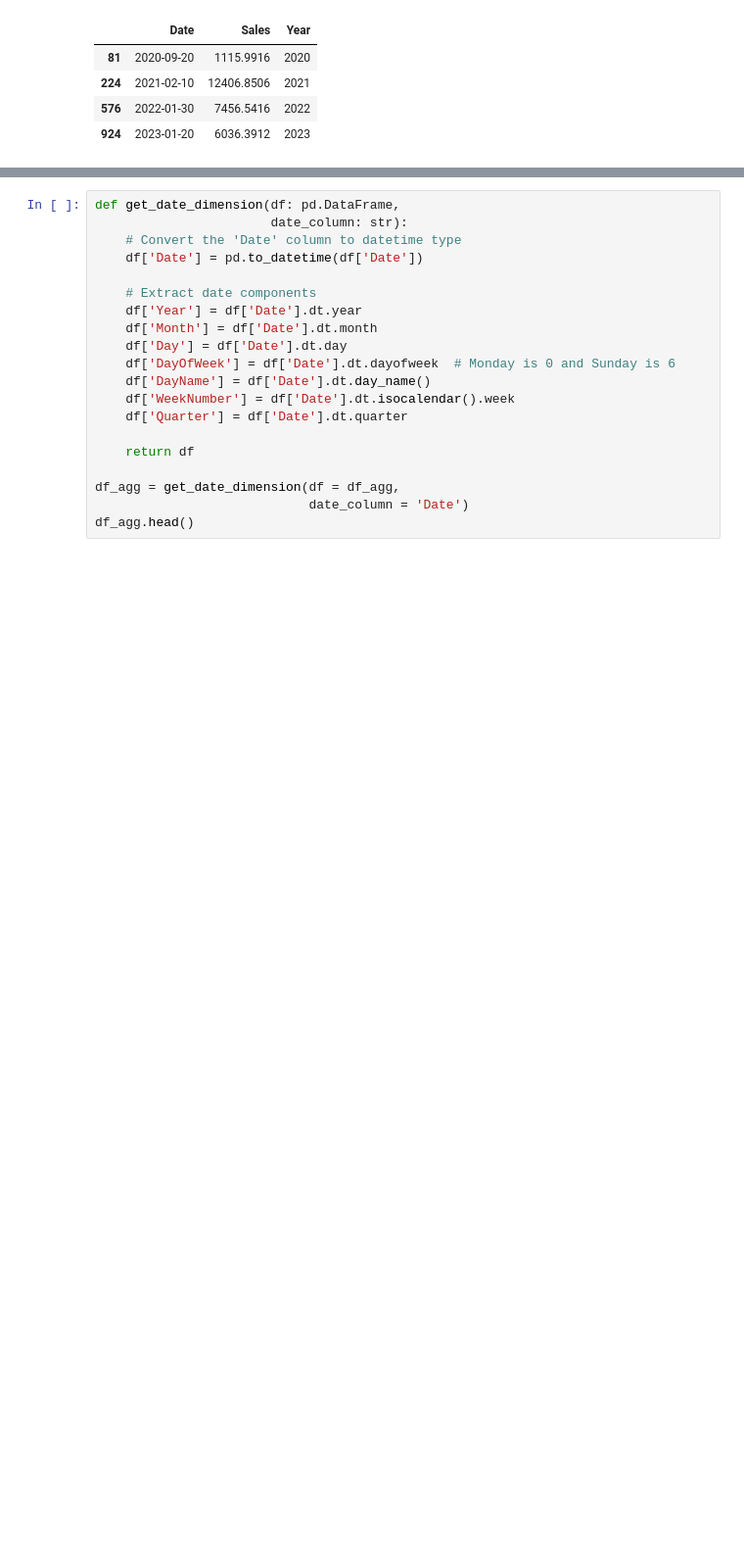
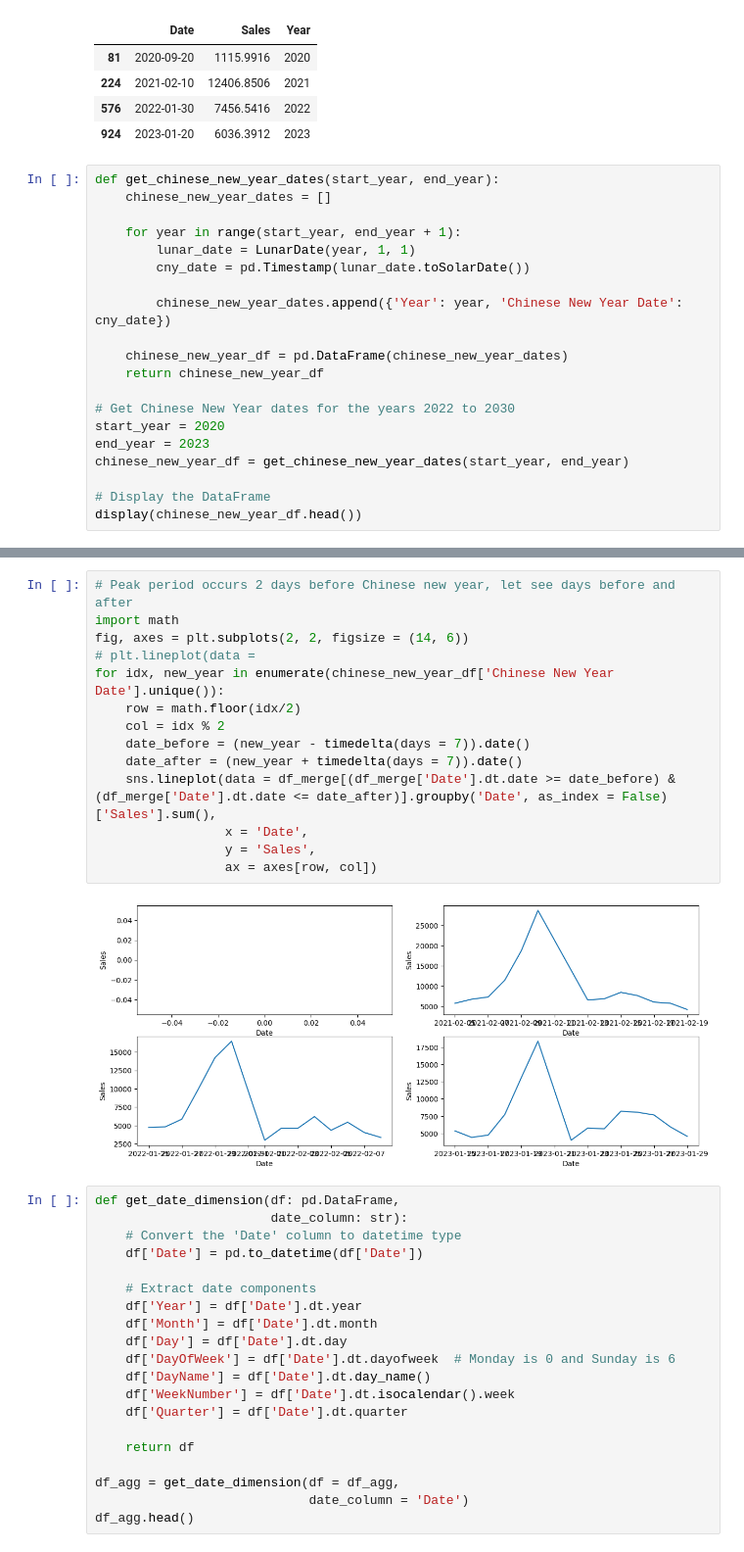
Before and after one commit to prattapong/Data-Science-Portfolio, a Jupyter notebook: Projects/Supermaket Sales Data/code/0. Exploratory Data Analysis.ipynb, the cells around one changed output, grey strips where cells are left out. Shown: that part at 98% size. Cells and saved outputs as stored; diff of their text form; blank space fills up the shorter version.

Commit message:
update chinese new year feature

```diff
--- a/Projects/Supermaket Sales Data/code/0. Exploratory Data Analysis.ipynb
+++ b/Projects/Supermaket Sales Data/code/0. Exploratory Data Analysis.ipynb
@@ -345,3 +351,23 @@ df_cat.loc[df_cat.groupby('Year')['Sales'].idxmax()]
 | 224 | 2021-02-10 | 12406.8506 | 2021 |
 | 576 | 2022-01-30 | 7456.5416 | 2022 |
 | 924 | 2023-01-20 | 6036.3912 | 2023 |
+# %%
+def get_chinese_new_year_dates(start_year, end_year):
+    chinese_new_year_dates = []
+
+    for year in range(start_year, end_year + 1):
+        lunar_date = LunarDate(year, 1, 1)
+        cny_date = pd.Timestamp(lunar_date.toSolarDate())
+
+        chinese_new_year_dates.append({'Year': year, 'Chinese New Year Date': cny_date})
+
+    chinese_new_year_df = pd.DataFrame(chinese_new_year_dates)
+    return chinese_new_year_df
+
+# Get Chinese New Year dates for the years 2022 to 2030
+start_year = 2020
+end_year = 2023
+chinese_new_year_df = get_chinese_new_year_dates(start_year, end_year)
+
+# Display the DataFrame
+display(chinese_new_year_df.head())
@@ -348,3 +380,19 @@ df_cat.loc[df_cat.groupby('Year')['Sales'].idxmax()]
+# %%
+# Peak period occurs 2 days before Chinese new year, let see days before and after
+import math
+fig, axes = plt.subplots(2, 2, figsize = (14, 6))
+# plt.lineplot(data =
+for idx, new_year in enumerate(chinese_new_year_df['Chinese New Year Date'].unique()):
+    row = math.floor(idx/2)
+    col = idx % 2
+    date_before = (new_year - timedelta(days = 7)).date()
+    date_after = (new_year + timedelta(days = 7)).date()
+    sns.lineplot(data = df_merge[(df_merge['Date'].dt.date >= date_before) & (df_merge['Date'].dt.date <= date_after)].groupby('Date', as_index = False)['Sales'].sum(),
+                 x = 'Date',
+                 y = 'Sales',
+                 ax = axes[row, col])
+# %% [output]
+[figure, added]
 # %%
 def get_date_dimension(df: pd.DataFrame,
                        date_column: str):
```
Also changed, not shown: parts of 5 cells of this notebook, 1 other file.
